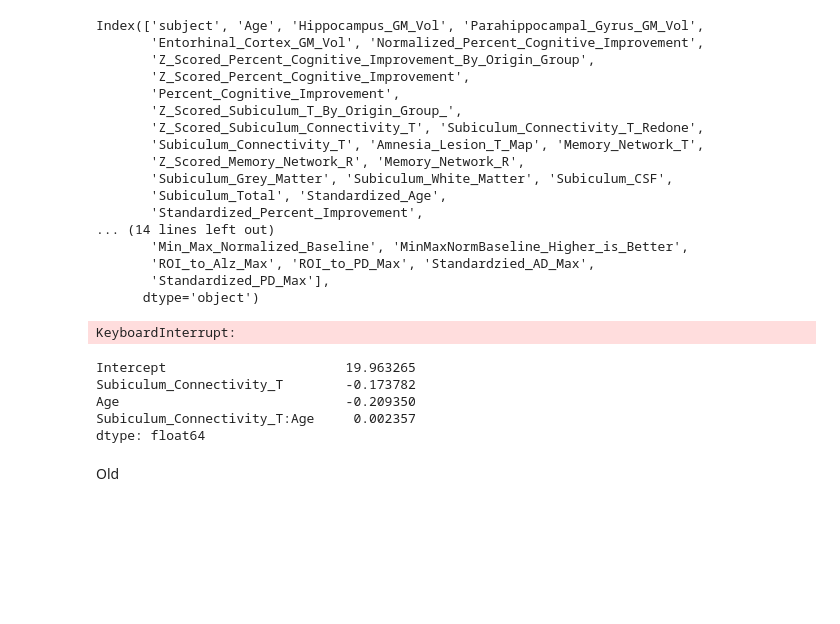
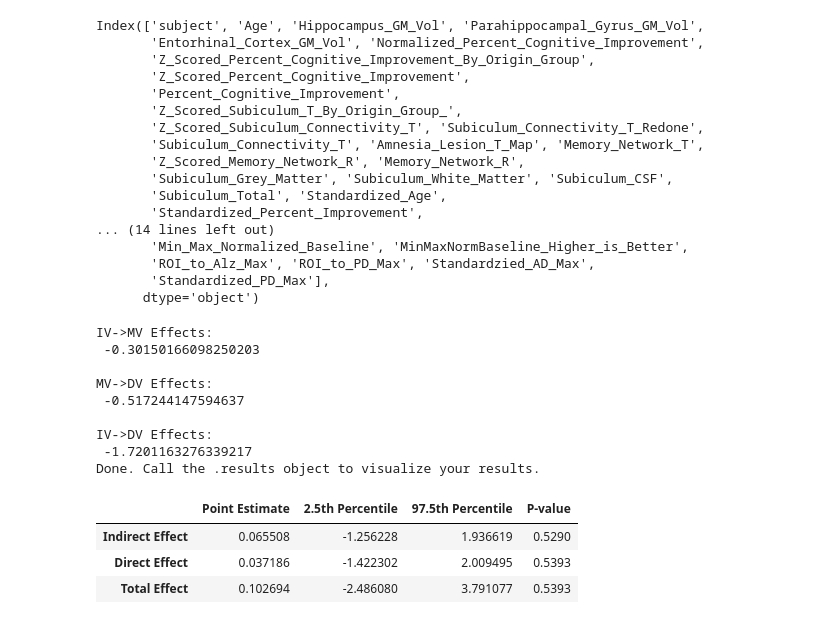
Before and after one commit to Calvinwhow/calvin_utils_project, a Jupyter notebook: notebooks/statistical_notebooks/structural_equation_notebooks/mediated_moderation.ipynb, the cells around one changed output. Drawn from its saved outputs; the diff is of its cells as text; code cells hidden in the pictures; blank space fills up the shorter version.

```diff
--- a/notebooks/statistical_notebooks/structural_equation_notebooks/mediated_moderation.ipynb
+++ b/notebooks/statistical_notebooks/structural_equation_notebooks/mediated_moderation.ipynb
@@ -115,7 +90,7 @@ Set the parameters for dropping rows
 # %%
 column = 'City'  # The column you'd like to evaluate
 condition = 'equal'  # The condition to check ('equal', 'above', 'below', 'not')
-value = 'Queensland' # The value to drop if T
+value = 'Boston' # The value to drop if T
 # %%
 data_df, other_df = cal_palm.drop_rows_based_on_value(column, condition, value)
 display(data_df)
@@ -128,3 +117,3 @@ cols_not_to_standardize = ['Ordinal_Target_Type', 'Ordinal_Epilepsy_Type'] #['Ag
 # %%
-data_df = cal_palm.standardize_columns(cols_not_to_standardize)
-data_df
+# data_df = cal_palm.standardize_columns(cols_not_to_standardize)
+# data_df
@@ -866,33 +571,28 @@ Index(['subject', 'Age', 'Hippocampus_GM_Vol', 'Parahippocampal_Gyrus_GM_Vol',
 # %%
 medmod = MediatedModerationAnalysis(
     dataframe=data_df,
-    iv='Subiculum_Connectivity_T',
+    iv='Z_Scored_Subiculum_Connectivity_T',
     mediator='Hippocampus_GM_Vol',
     moderator='Age',
     dv='Z_Scored_Percent_Cognitive_Improvement',
     moderate_stage_1=True,
     moderate_stage_2=True,
     moderate_direct=True,
-    moderator_value=None
+    moderator_value=20
     )
 medmod.run()
 display(medmod.results)
 # %% [output]
-KeyboardInterrupt:
+IV->MV Effects:
+ -0.30150166098250203
+
+MV->DV Effects:
+ -0.517244147594637
+
+IV->DV Effects:
+ -1.7201163276339217
+Done. Call the .results object to visualize your results.
+|  | Point Estimate | 2.5th Percentile | 97.5th Percentile | P-value |
+| Indirect Effect | 0.065508 | -1.256228 | 1.936619 | 0.5290 |
+| Direct Effect | 0.037186 | -1.422302 | 2.009495 | 0.5393 |
+| Total Effect | 0.102694 | -2.486080 | 3.791077 | 0.5393 |
-# %%
-import numpy as np
-import pandas as pd
-from statsmodels.formula.api import ols
-from tqdm import tqdm
-sample = data_df.sample(frac=1, replace=True)
-formula = f"Hippocampus_GM_Vol ~ Subiculum_Connectivity_T + Age + Subiculum_Connectivity_T:Age"
-model = ols(formula, data=sample).fit()
-model.params
-# %% [output]
-Intercept                       19.963265
-Subiculum_Connectivity_T        -0.173782
-Age                             -0.209350
-Subiculum_Connectivity_T:Age     0.002357
-dtype: float64
-# %% [markdown]
-Old
```
Also changed, not shown: parts of 46 cells of this notebook.
